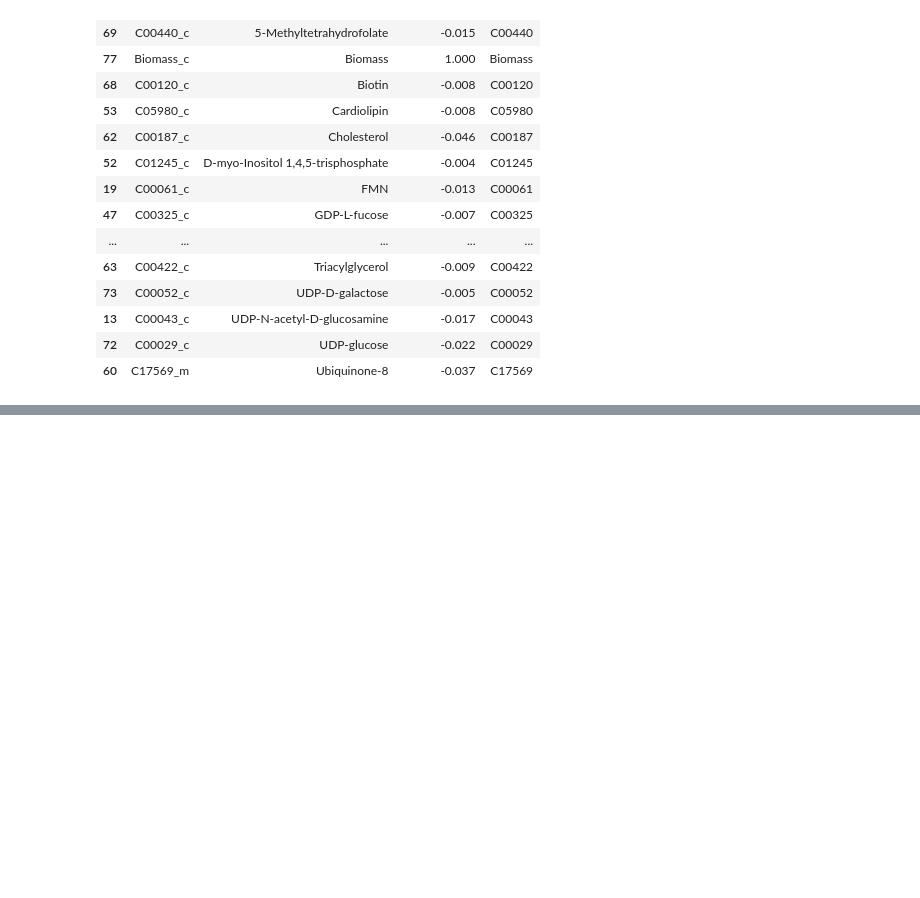
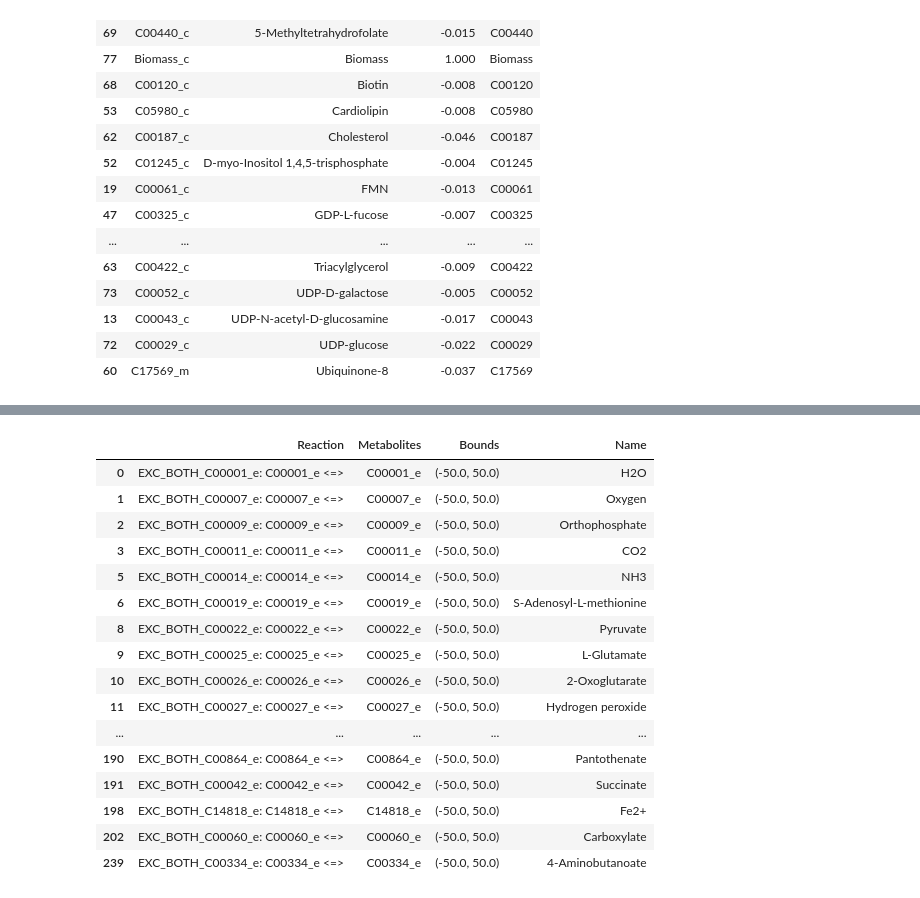
Before and after one commit to Nexia23/Plasmodium_abs_FBA, a Jupyter notebook: compare_GEMs.ipynb, the cells around one changed output, grey strips where cells are left out. Cells and saved outputs as stored; diff of their text form; code cells hidden in the pictures; blank space fills up the shorter version.

Commit message:
medium/exchanges comparison

```diff
--- a/compare_GEMs.ipynb
+++ b/compare_GEMs.ipynb
@@ -187,0 +186,30 @@ biomass_ipfal[~biomass_ipfal.index.isin(venn_ipfal.index)].sort_values(by='metab
+# %%
+pepe_ex = ipfa.exchanges
+df_ex_pepe = pd.DataFrame(pepe_ex, columns=['Reaction'])
+df_ex_pepe['Metabolites'] = [list(df_ex_pepe.iloc[x][0].metabolites.keys())[0] for x in range(len(df_ex_pepe))]
+df_ex_pepe['Bounds'] = [df_ex_pepe.iloc[x][0].bounds for x in range(len(df_ex_pepe))]
+# %%
+carey_ex = ipfal21.exchanges
+df_ex_carey = pd.DataFrame(carey_ex, columns=['Reaction'])
+df_ex_carey['Metabolites'] = [list(df_ex_carey.iloc[x][0].metabolites.keys())[0] for x in range(len(df_ex_carey))]
+df_ex_carey['Bounds'] = [df_ex_carey.iloc[x][0].bounds for x in range(len(df_ex_carey))]
+# %%
+pepe_ex_mets = [list(pepe_ex[x].metabolites.keys())[0].id[:-2] for x in range(len(pepe_ex))]
+pepe_ex_ids = [list(pepe_ex[x].metabolites.keys())[0].id for x in range(len(pepe_ex))]
+
+ex_kegg_ids = []
+ex_ids = []
+ex_df = []
+for i,rec in enumerate(carey_ex):
+    try:
+        met = list(rec.metabolites.keys())[0]
+        kegg = met.annotation['kegg.compound']
+    except:
+        kegg=''
+    ex_kegg_ids.extend(kegg)
+    ex_ids.extend([i for _ in range(len(kegg))])
+    ex_df.append(kegg)
+#carey_ex_mets = [.name for x in range(len(carey_ex))]
+# %%
+inter, ids_l, ids_i = np.intersect1d(np.asarray(ex_kegg_ids), np.asarray(pepe_ex_mets), return_indices=True)
+inter
@@ -187,0 +232,21 @@ biomass_ipfal[~biomass_ipfal.index.isin(venn_ipfal.index)].sort_values(by='metab
+# %%
+df_ex_pepe['Name']=[df_ex_pepe.Metabolites.iloc[x].name for x in range(len(df_ex_pepe))]
+df_ex_pepe.iloc[np.isin(np.arange(len(pepe_ex_ids)), ids_i)]
+# %% [output]
+|  | Reaction | Metabolites | Bounds | Name |
+| 0 | EXC_BOTH_C00001_e: C00001_e <=> | C00001_e | (-50.0, 50.0) | H2O |
+| 1 | EXC_BOTH_C00007_e: C00007_e <=> | C00007_e | (-50.0, 50.0) | Oxygen |
+| 2 | EXC_BOTH_C00009_e: C00009_e <=> | C00009_e | (-50.0, 50.0) | Orthophosphate |
+| 3 | EXC_BOTH_C00011_e: C00011_e <=> | C00011_e | (-50.0, 50.0) | CO2 |
+| 5 | EXC_BOTH_C00014_e: C00014_e <=> | C00014_e | (-50.0, 50.0) | NH3 |
+| 6 | EXC_BOTH_C00019_e: C00019_e <=> | C00019_e | (-50.0, 50.0) | S-Adenosyl-L-methionine |
+| 8 | EXC_BOTH_C00022_e: C00022_e <=> | C00022_e | (-50.0, 50.0) | Pyruvate |
+| 9 | EXC_BOTH_C00025_e: C00025_e <=> | C00025_e | (-50.0, 50.0) | L-Glutamate |
+| 10 | EXC_BOTH_C00026_e: C00026_e <=> | C00026_e | (-50.0, 50.0) | 2-Oxoglutarate |
+| 11 | EXC_BOTH_C00027_e: C00027_e <=> | C00027_e | (-50.0, 50.0) | Hydrogen peroxide |
+| ... | ... | ... | ... | ... |
+| 190 | EXC_BOTH_C00864_e: C00864_e <=> | C00864_e | (-50.0, 50.0) | Pantothenate |
+| 191 | EXC_BOTH_C00042_e: C00042_e <=> | C00042_e | (-50.0, 50.0) | Succinate |
+| 198 | EXC_BOTH_C14818_e: C14818_e <=> | C14818_e | (-50.0, 50.0) | Fe2+ |
+| 202 | EXC_BOTH_C00060_e: C00060_e <=> | C00060_e | (-50.0, 50.0) | Carboxylate |
+| 239 | EXC_BOTH_C00334_e: C00334_e <=> | C00334_e | (-50.0, 50.0) | 4-Aminobutanoate |
```
Also changed, not shown: parts of 6 cells of this notebook, 1 other file.
